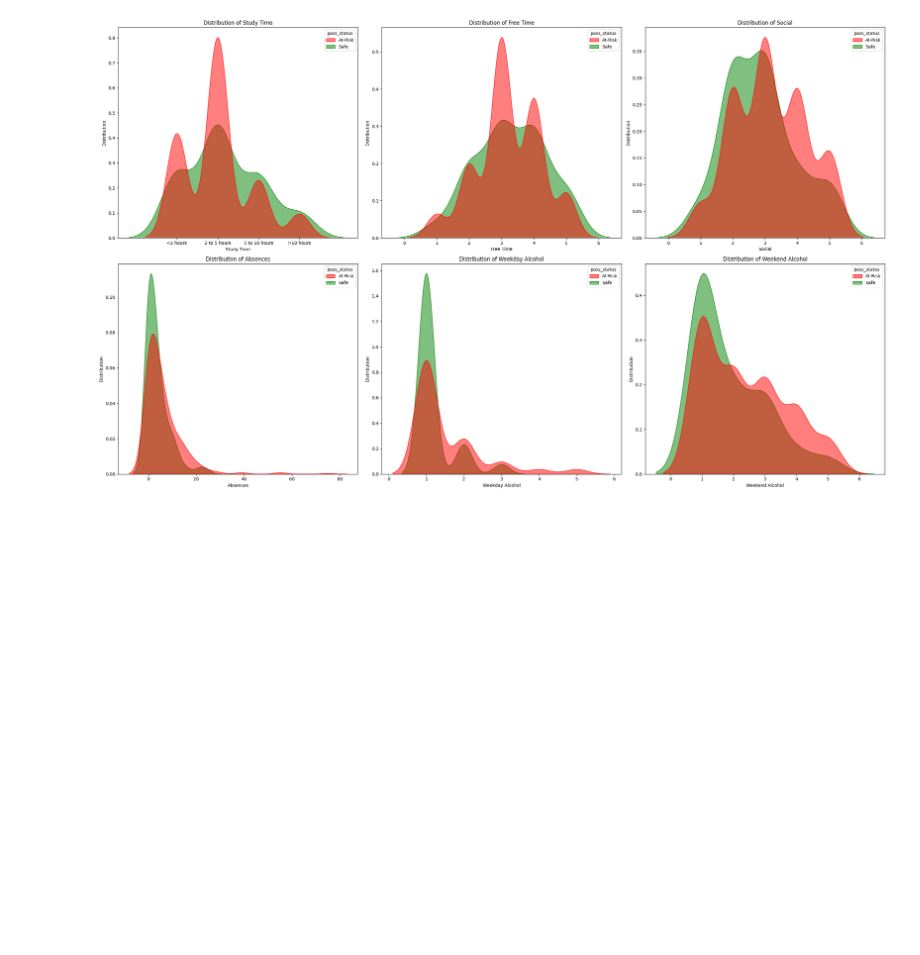
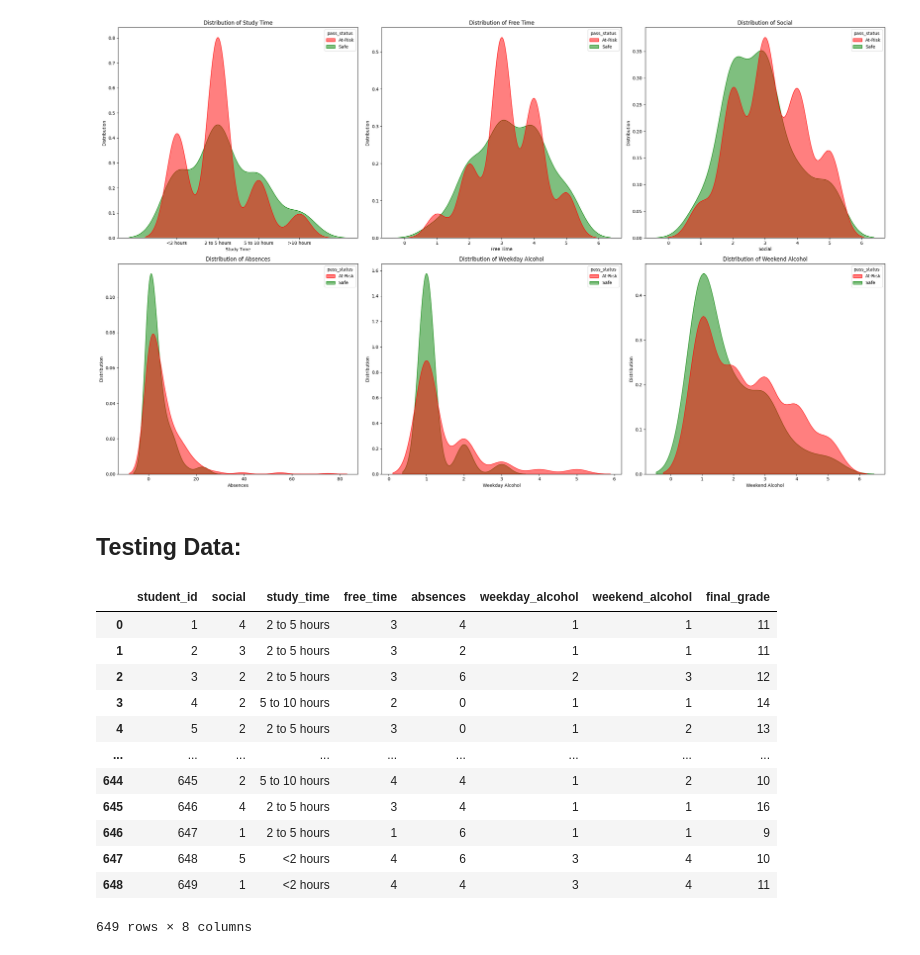
Before and after one commit to Kristiyan24/SoftUni-Students-Performance, a Jupyter notebook: report/hypotheses/hypothesis2.ipynb, the cells around one changed output. Saved outputs shown, nothing was run; the diff lists cells and outputs as text; code cells hidden in the pictures; blank space fills up the shorter version.

```diff
--- a/report/hypotheses/hypothesis2.ipynb
+++ b/report/hypotheses/hypothesis2.ipynb
@@ -269,3 +269,23 @@ plt.tight_layout()
 plt.show()
 # %% [output]
 [figure]
+# %% [markdown]
+## Testing Data:
+# %%
+testing_data = pd.read_csv('../../data/test.csv',  usecols=['student_id', 'social', 'study_time', 'free_time', 'absences', 'weekday_alcohol', 'weekend_alcohol', 'final_grade'])
+testing_data = testing_data[['student_id', 'social','study_time', 'free_time', 'absences', 'weekday_alcohol', 'weekend_alcohol', 'final_grade']]
+testing_data
+# %% [output]
+|  | student_id | social | study_time | free_time | absences | weekday_alcohol | weekend_alcohol | final_grade |
+| 0 | 1 | 4 | 2 to 5 hours | 3 | 4 | 1 | 1 | 11 |
+| 1 | 2 | 3 | 2 to 5 hours | 3 | 2 | 1 | 1 | 11 |
+| 2 | 3 | 2 | 2 to 5 hours | 3 | 6 | 2 | 3 | 12 |
+| 3 | 4 | 2 | 5 to 10 hours | 2 | 0 | 1 | 1 | 14 |
+| 4 | 5 | 2 | 2 to 5 hours | 3 | 0 | 1 | 2 | 13 |
+| ... | ... | ... | ... | ... | ... | ... | ... | ... |
+| 644 | 645 | 2 | 5 to 10 hours | 4 | 4 | 1 | 2 | 10 |
+| 645 | 646 | 4 | 2 to 5 hours | 3 | 4 | 1 | 1 | 16 |
+| 646 | 647 | 1 | 2 to 5 hours | 1 | 6 | 1 | 1 | 9 |
+| 647 | 648 | 5 | <2 hours | 4 | 6 | 3 | 4 | 10 |
+| 648 | 649 | 1 | <2 hours | 4 | 4 | 3 | 4 | 11 |
+649 rows × 8 columns
```
Also changed, not shown: parts of 6 cells of this notebook, 1 other file.
